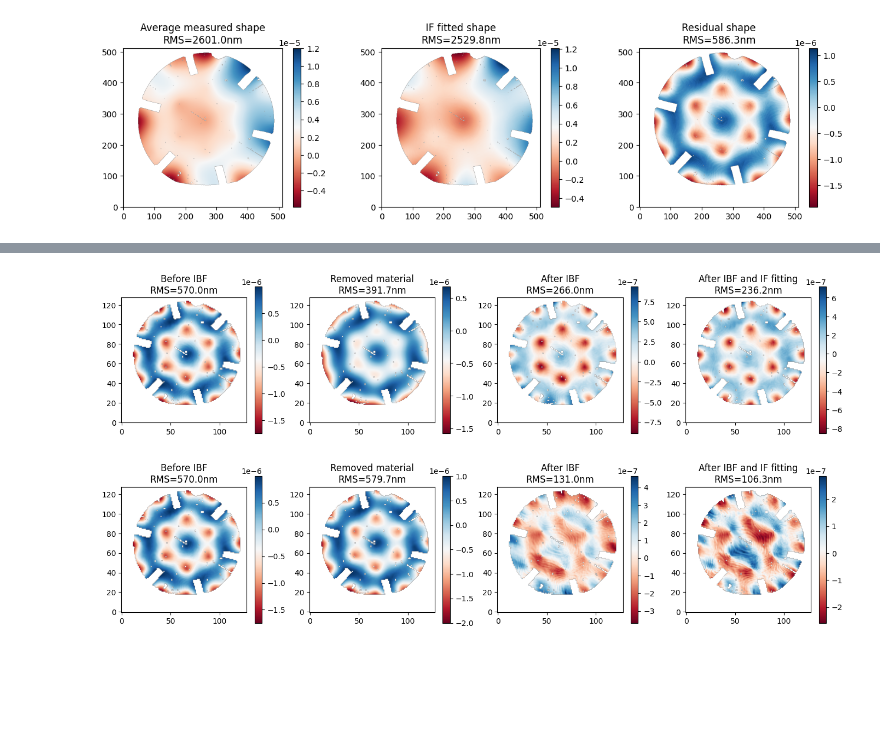
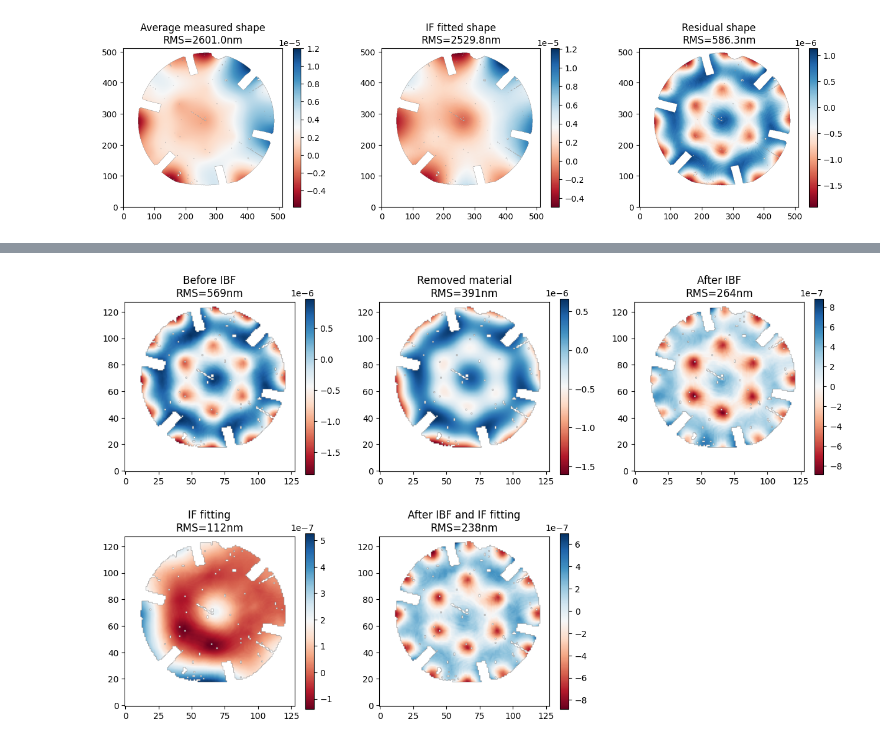
Before and after one commit to runabriguglio/SPLATT, a Jupyter notebook: splattsw/JupyterNotebooks/scratchSplattFlat.ipynb, the cells around one changed output, grey strips where cells are left out. Cells and saved outputs as stored; diff of their text form; code cells hidden in the pictures; blank space fills up the shorter version.

```diff
--- a/splattsw/JupyterNotebooks/scratchSplattFlat.ipynb
+++ b/splattsw/JupyterNotebooks/scratchSplattFlat.ipynb
@@ -8,7 +8,8 @@ from arte.math.toccd import toccd
 def rebin(a, shape):
     sh = shape[0],a.shape[0]//shape[0],shape[1],a.shape[1]//shape[1]
     return a.reshape(sh).mean(-1).mean(1)
-    # return toccd(a,shape)
+    b = toccd(a.data,shape)
+    return b
 
 def reshape_on_mask(a,mask):
     img_2d = np.zeros(mask.shape)
@@ -104,7 +105,7 @@ Text(0.5, 1.0, 'Residual shape\nRMS=586.3nm')
 from scipy.interpolate import Rbf
 
 # Extrapolate missing data in image using thin-plate-spline interpolation
-binned_shape = (256,256)
+binned_shape = (128,128)
 img_rebin = rebin(diff,binned_shape)
 mask_rebin = np.array(rebin(master_mask,binned_shape),dtype=bool)
 
@@ -170,6 +198,9 @@ def simulate_ibf(img, fwhm:float, mask=mask_rebin, amp:float=1e-8, pix_scale:flo
     # plt.imshow(rf,origin='lower',cmap='Blues')
     # plt.colorbar()
     # plt.title('Gaussian removal function')
+    if_coeffs = R @ img[~mask]
+    rec_img = reshape_on_mask(IF @ if_coeffs,mask)
+    img = img - rec_img
 
     # Deconvolution
     img_ft = np.fft.fft2(img)
@@ -186,28 +217,31 @@ def simulate_ibf(img, fwhm:float, mask=mask_rebin, amp:float=1e-8, pix_scale:flo
     rec_ibf = reshape_on_mask(IF @ if_coeffs,mask)
     ibf_fit = ibf_img - rec_ibf
 
-    plt.figure(figsize=(17,3.5))
-    plt.subplot(1,4,1)
+    plt.figure(figsize=(15,9))
+    plt.subplot(2,3,1)
     plt.imshow(np.ma.masked_array(img,mask=mask), origin='lower', cmap='RdBu')
-    plt.colorbar()
-    plt.title(f'Before IBF\nRMS={np.std(img[~mask])*1e+9:1.1f}nm')
-    plt.subplot(1,4,2)
+    plt.colorbar(shrink=0.9)
+    plt.title(f'Before IBF\nRMS={np.std(img[~mask])*1e+9:1.0f}nm')
+    plt.subplot(2,3,2)
     plt.imshow(np.ma.masked_array(removed,mask=mask), origin='lower', cmap='RdBu')
-    plt.colorbar()
-    plt.title(f'Removed material\nRMS={np.std(removed[~mask])*1e+9:1.1f}nm')
-    plt.subplot(1,4,3)
+    plt.colorbar(shrink=0.9)
+    plt.title(f'Removed material\nRMS={np.std(removed[~mask])*1e+9:1.0f}nm')
+    plt.subplot(2,3,3)
     plt.imshow(np.ma.masked_array(ibf_img,mask=mask), origin='lower', cmap='RdBu')
-    plt.colorbar()
-    plt.title(f'After IBF\nRMS={np.std(ibf_img[~mask])*1e+9:1.1f}nm')
-    plt.subplot(1,4,4)
+    plt.colorbar(shrink=0.9)
+    plt.title(f'After IBF\nRMS={np.std(ibf_img[~mask])*1e+9:1.0f}nm')
+    plt.subplot(2,3,4)
+    plt.imshow(np.ma.masked_array(rec_ibf,mask=mask), origin='lower', cmap='RdBu')
+    plt.colorbar(shrink=0.9)
+    plt.title(f'IF fitting\nRMS={np.std(rec_ibf[~mask])*1e+9:1.0f}nm')
+    plt.subplot(2,3,5)
     plt.imshow(np.ma.masked_array(ibf_fit,mask=mask), origin='lower', cmap='RdBu')
-    plt.colorbar()
-    plt.title(f'After IBF and IF fitting\nRMS={np.std(ibf_fit[~mask])*1e+9:1.1f}nm')
+    plt.colorbar(shrink=0.9)
+    plt.title(f'After IBF and IF fitting\nRMS={np.std(ibf_fit[~mask])*1e+9:1.0f}nm')
     return ibf_img
 # %%
 ibf50_img = simulate_ibf(diff_fill, fwhm=50e-3)
-ibf5_img = simulate_ibf(diff_fill, fwhm=5e-3)
+# ibf5_img = simulate_ibf(diff_fill, fwhm=5e-3)
 # %% [output]
-[figure, old version]
+[figure, new version]
-[figure, removed]
 # %%
```
Also changed, not shown: parts of 5 cells of this notebook, 1 other file.
